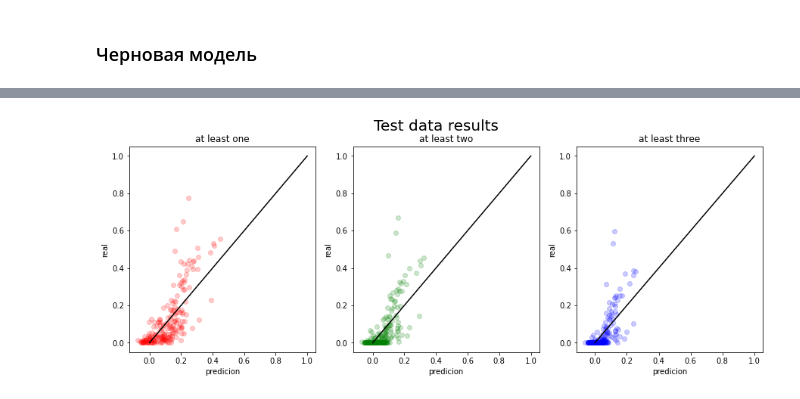
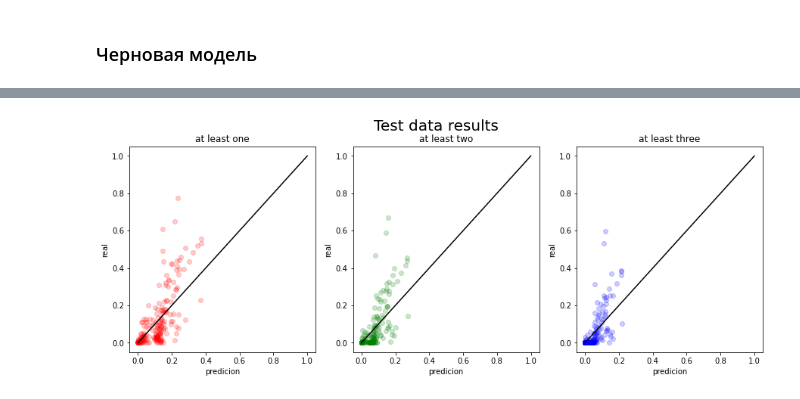
Before and after one commit to TimurPshITMO/VK_LL_2025, a Jupyter notebook: data_view.ipynb, the cells around one changed output, grey strips where cells are left out. Drawn from its saved outputs; the diff is of its cells as text; code cells hidden in the pictures.

```diff
--- a/data_view.ipynb
+++ b/data_view.ipynb
@@ -269,6 +274,15 @@ plt.show()
 ### Черновая модель
 # %%
 X = X.drop(['publishers','user_ids'], axis=1)
+# %%
+from metrics import get_smoothed_mean_log_accuracy_ratio
+
+def get_metric_for_ndarray(y_true, y_predicted):
+    ans = get_smoothed_mean_log_accuracy_ratio(
+        pd.DataFrame((y_true>=0) * y_true, columns=validate_answers.columns),
+        pd.DataFrame((y_predicted>=0) * y_predicted, columns=validate_answers.columns)
+    )
+    return ans
 # %%
 from sklearn.model_selection import train_test_split
 from sklearn.preprocessing import StandardScaler
@@ -277,5 +291,3 @@ X_train, X_test, Y_train, Y_test = train_test_split(X, Y, test_size=0.2, random_
 X_train = X_train.fillna(0)
 normalizer_x = StandardScaler().fit(X_train)
 X_train = normalizer_x.transform(X_train)
-normalizer_y = StandardScaler().fit(Y_train)
-Y_train = normalizer_y.transform(Y_train)
@@ -324,19 +301,20 @@ from sklearn.metrics import make_scorer
 
 # Создание словаря, содержащего потенциальные значения альфа
 alpha_values = {
-    'alpha': [0.0001, 0.001, 0.01, 0.02, 0.03, 0.04, 0.05, 0.06, 0.08, 1, 2, 3, 5, 8, 10, 20, 50, 100],
-    'l1_ratio': [1e-5, 1e-3, 0.01, 0.1, 0.5, 0.7, 0.8, 0.9, 0.99, 0.999, 1]
+    'alpha' : [0.001, 0.005, 0.008, 0.01, 0.03, 0.05, 0.1, 0.3, 0.4, 0.5, 0.6, 0.8, 1, 2, 3, 5, 8, 10, 20, 50, 100],
+    'l1_ratio' : [0.001, 0.01,0.05, 0.1, 0.3, 0.5, 0.7, 0.8, 0.9, 0.99, 0.999, 1],
+    'max_iter' : [10000]
 }
 
 # Передача в GridSearchCV Ridge-модели, потенциальных альфа-значений,
 # метрики качества
-ridge = GridSearchCV(MultiTaskElasticNet(),
+model = GridSearchCV(MultiTaskElasticNet(),
                      alpha_values,
-                     #scoring=make_scorer(get_smoothed_mean_log_accuracy_ratio, greater_is_better=False),
-                     scoring='explained_variance',
+                     scoring=make_scorer(get_metric_for_ndarray, greater_is_better=False),
+                     #scoring='explained_variance',
                      cv=15)
 
-res = ridge.fit(X_train,Y_train)
+res = model.fit(X_train, Y_train.values)
 
 # обучение модели
 print('Лучшее значение alpha:', res.best_params_)
@@ -396,7 +384,10 @@ plt.show()
 # %%
-preds_test = ridge.predict(normalizer_x.transform(X_test.fillna(0)))
+preds_test = pd.DataFrame(
+        model.predict(normalizer_x.transform(X_test.fillna(0))
+    ), columns=validate_answers.columns
+)
+preds_test = (preds_test>0)*preds_test
+Y_test = Y_test.reset_index(drop=True)
 
-print('test result:',get_smoothed_mean_log_accuracy_ratio( normalizer_y.transform(Y_test), preds_test))
-
-preds_test = normalizer_y.inverse_transform(preds_test)
+print('test result:',get_smoothed_mean_log_accuracy_ratio(Y_test, preds_test))
 # %% [output]
@@ -404,32 +395,32 @@ test result: 140.54582869683063
 # %%
 f = plt.figure(facecolor='white')
 f.set_figwidth(15)
 f.set_figheight(5)
 
 plt.suptitle('Test data results', fontsize = 20)
 
 plt.subplot(1,3,1)
-plt.scatter(preds_test[:,0], Y_test.values[:,0], color='r', alpha=0.2,)
+plt.scatter(preds_test['at_least_one'], Y_test['at_least_one'], color='r', alpha=0.2,)
 plt.title('at least one')
 plt.plot([0,1],[0,1], 'k')
 plt.xlabel('predicion')
 plt.ylabel('real')
 
 plt.subplot(1,3,2)
-plt.scatter(preds_test[:,1], Y_test.values[:,1], color='g', alpha=0.2)
+plt.scatter(preds_test['at_least_two'], Y_test['at_least_two'], color='g', alpha=0.2)
 plt.title('at least two')
 plt.plot([0,1],[0,1], 'k')
 plt.xlabel('predicion')
 plt.ylabel('real')
 
 plt.subplot(1,3,3)
-plt.scatter(preds_test[:,2], Y_test.values[:,2], color='b', alpha=0.2)
+plt.scatter(preds_test['at_least_three'], Y_test['at_least_three'], color='b', alpha=0.2)
 plt.title('at least three')
 plt.plot([0,1],[0,1], 'k')
 plt.xlabel('predicion')
 plt.ylabel('real')
 
 plt.show()
 # %% [output]
-[figure, old version]
+[figure, new version]
 # %%
```
Also changed, not shown: parts of 13 cells of this notebook.
